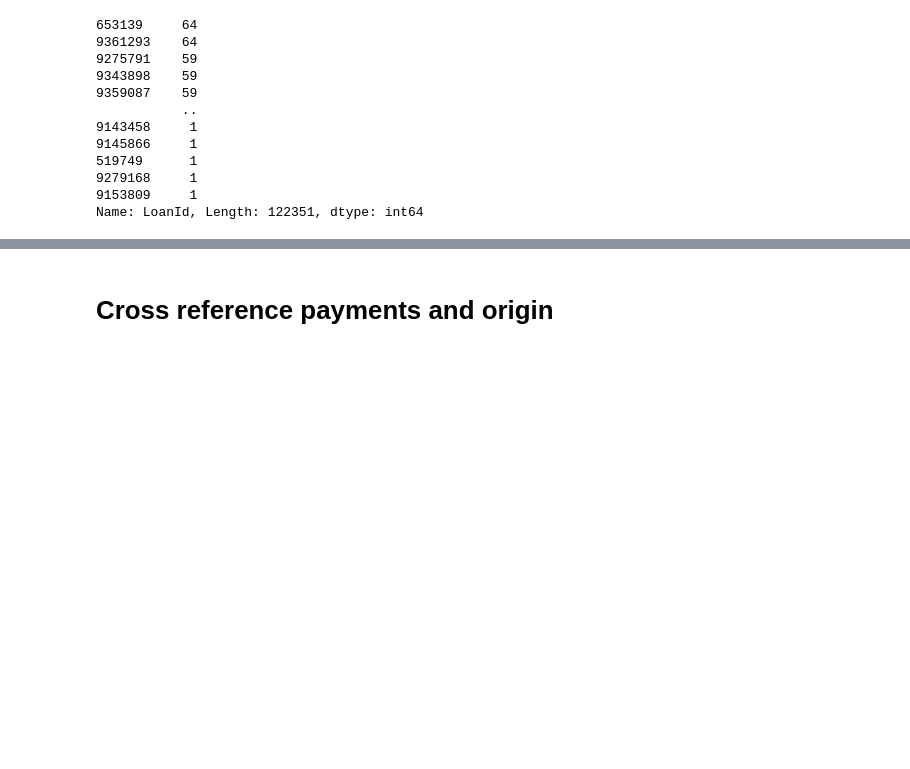
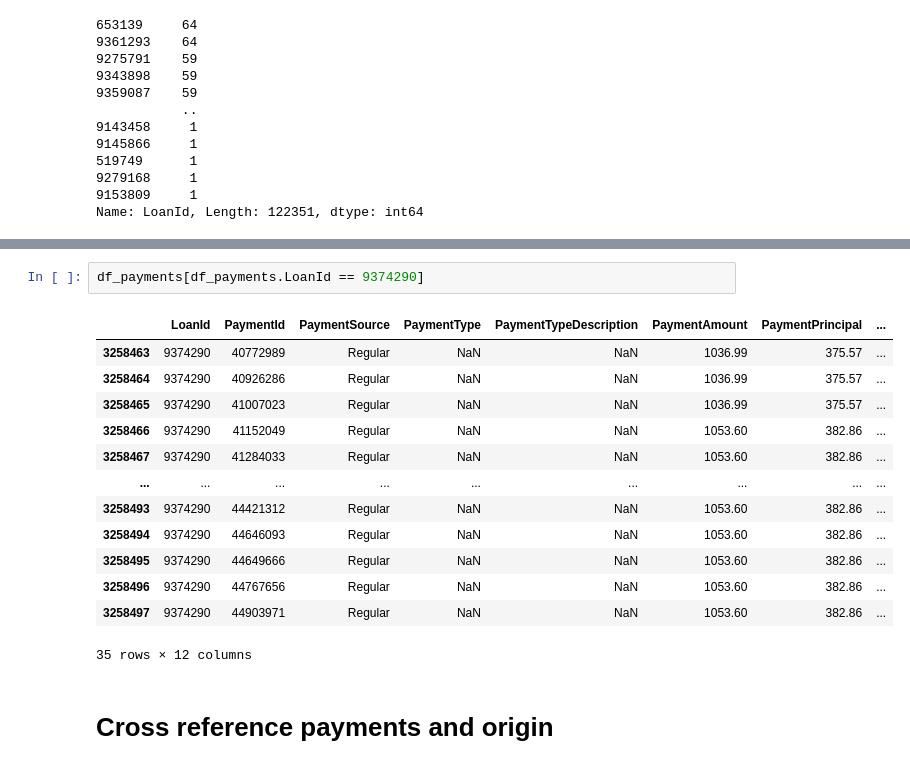
Before and after one commit to CrossNox/metadata-hopp, a Jupyter notebook: Develop.ipynb, the cells around one changed output, grey strips where cells are left out. Cells and saved outputs as stored; diff of their text form; blank space fills up the shorter version.

```diff
--- a/Develop.ipynb
+++ b/Develop.ipynb
@@ -245,3 +267,19 @@ Name: LoanId, Length: 122351, dtype: int64
+# %%
+df_payments[df_payments.LoanId == 9374290]
+# %% [output]
+|  | LoanId | PaymentId | PaymentSource | PaymentType | PaymentTypeDescription | PaymentAmount | PaymentPrincipal | ... |
+| 3258463 | 9374290 | 40772989 | Regular | NaN | NaN | 1036.99 | 375.57 | ... |
+| 3258464 | 9374290 | 40926286 | Regular | NaN | NaN | 1036.99 | 375.57 | ... |
+| 3258465 | 9374290 | 41007023 | Regular | NaN | NaN | 1036.99 | 375.57 | ... |
+| 3258466 | 9374290 | 41152049 | Regular | NaN | NaN | 1053.60 | 382.86 | ... |
+| 3258467 | 9374290 | 41284033 | Regular | NaN | NaN | 1053.60 | 382.86 | ... |
+| ... | ... | ... | ... | ... | ... | ... | ... | ... |
+| 3258493 | 9374290 | 44421312 | Regular | NaN | NaN | 1053.60 | 382.86 | ... |
+| 3258494 | 9374290 | 44646093 | Regular | NaN | NaN | 1053.60 | 382.86 | ... |
+| 3258495 | 9374290 | 44649666 | Regular | NaN | NaN | 1053.60 | 382.86 | ... |
+| 3258496 | 9374290 | 44767656 | Regular | NaN | NaN | 1053.60 | 382.86 | ... |
+| 3258497 | 9374290 | 44903971 | Regular | NaN | NaN | 1053.60 | 382.86 | ... |
+35 rows × 12 columns
 # %% [markdown]
 # Cross reference payments and origin
 # %%
```
Also changed, not shown: parts of 17 cells of this notebook.
